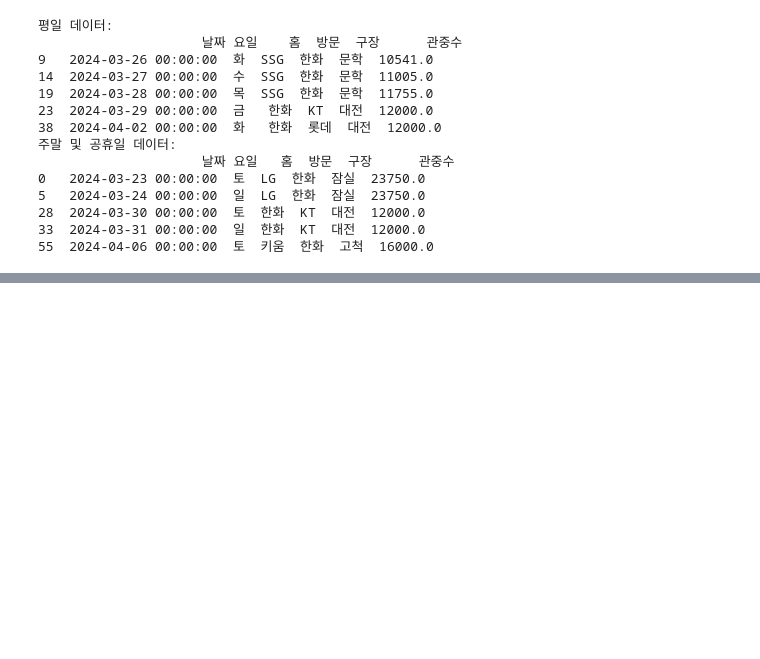
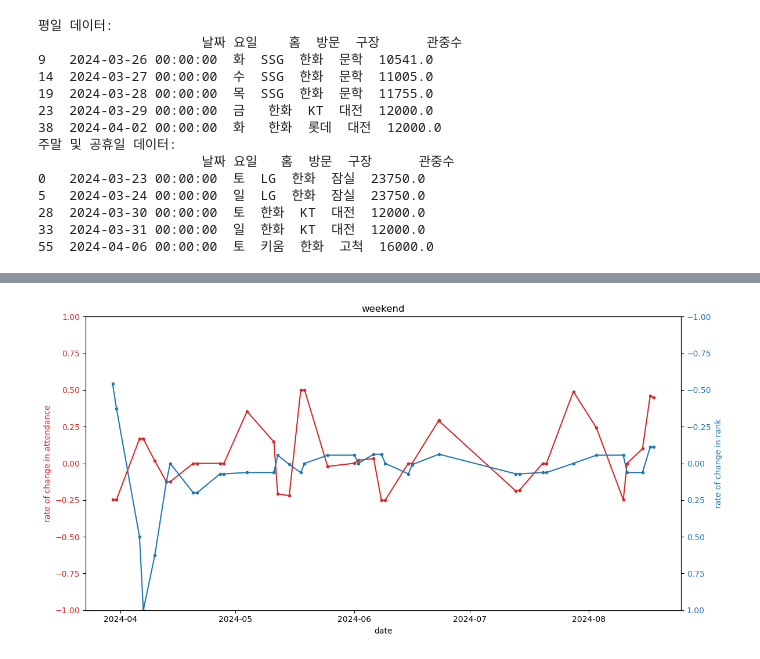
Before and after one commit to duddbs2002/team3, a Jupyter notebook: Youri/rollingwindow.ipynb, the cells around one changed output, grey strips where cells are left out. Saved outputs shown, nothing was run; the diff lists cells and outputs as text; code cells hidden in the pictures; blank space fills up the shorter version.

```diff
--- a/Youri/rollingwindow.ipynb
+++ b/Youri/rollingwindow.ipynb
@@ -172,6 +185,39 @@ filtered_hdata['롤링 변화율'] = filtered_hdata['변화율'].rolling(window=
 # %%
 filtered_hdata = filtered_hdata.sort_index()
 hdcc_week = hdcc_week.sort_index()
+# %%
+# 결측치가 있는지 확인하고 제거
+filtered_hdata = filtered_hdata.dropna(subset=['롤링 변화율'])
+hdcc_week = hdcc_week.dropna(subset=['관중수 변화율'])
+
+# 시각화
+fig, ax1 = plt.subplots(figsize=(12, 6))
+
+# 첫 번째 Y축: 관중수 변화율 데이터
+color = 'tab:red'
+ax1.set_xlabel('date')
+ax1.set_ylabel('rate of change in attendance', color=color)
+ax1.plot(hdcc_week.index, hdcc_week['관중수 변화율'], marker='o', linestyle='-', color=color, markersize=3, label='hdcc_week')
+ax1.tick_params(axis='y', labelcolor=color)
+ax1.set_ylim(-1.0, 1.0)
+
+# 두 번째 Y축: 순위 변화율 데이터
+ax2 = ax1.twinx()
+color = 'tab:blue'
+ax2.set_ylabel('rate of change in rank', color=color)
+ax2.plot(filtered_hdata.index, filtered_hdata['롤링 변화율'], marker='o', linestyle='-', color=color, markersize=3, label='hdata 순위 변화율')
+ax2.tick_params(axis='y', labelcolor=color)
+ax2.set_ylim(-1.0, 1.0)
+ax2.invert_yaxis()  # 순위 데이터의 Y축을 뒤집음
+
+
+# 제목과 레이블 설정
+plt.title('weekend')
+fig.tight_layout()  # 레이아웃 조정
+
+plt.show()
+# %% [output]
+[figure, added]
 # %%
 
 # 결측치가 있는지 확인하고 제거
```
Also changed, not shown: parts of 17 cells of this notebook.
